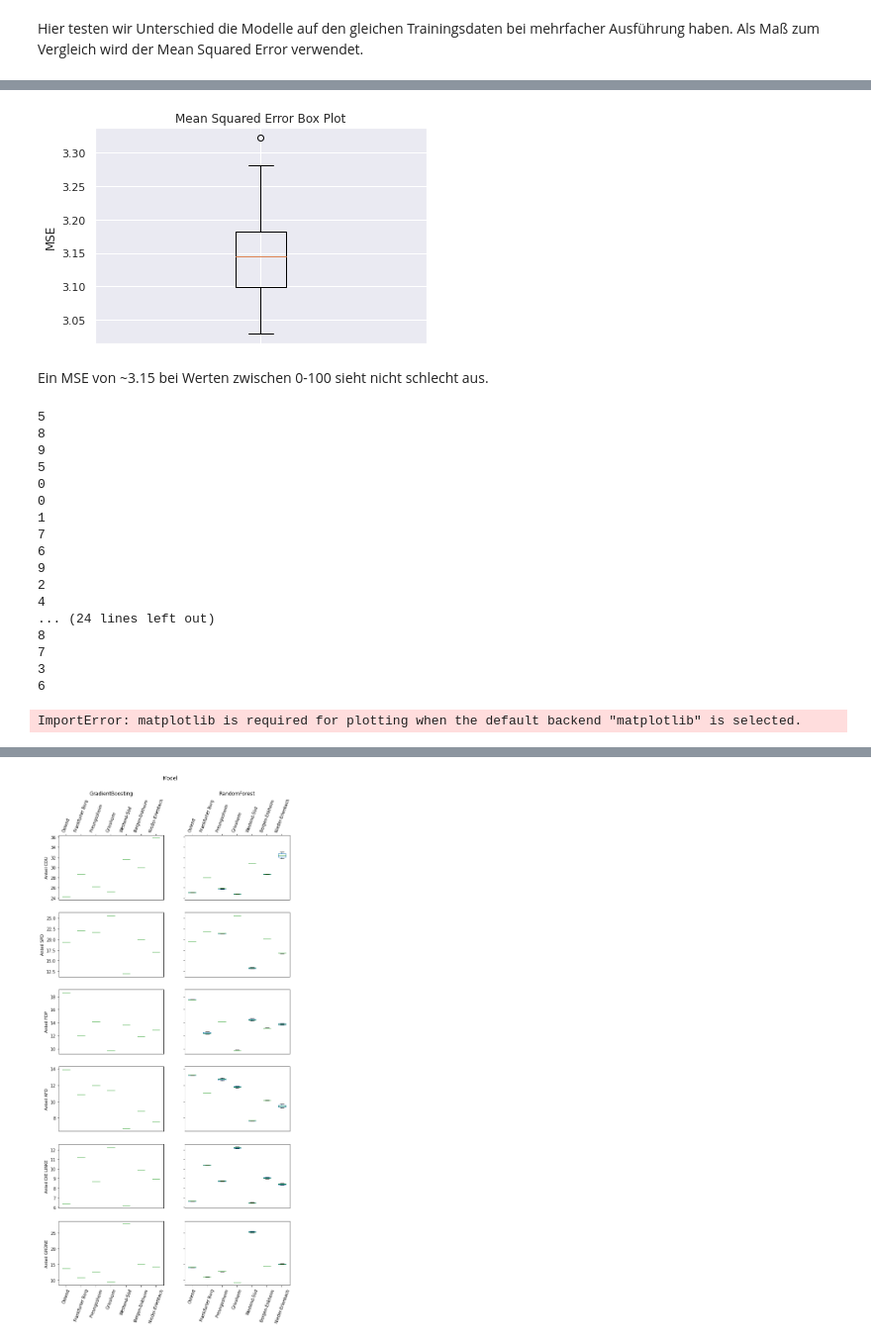
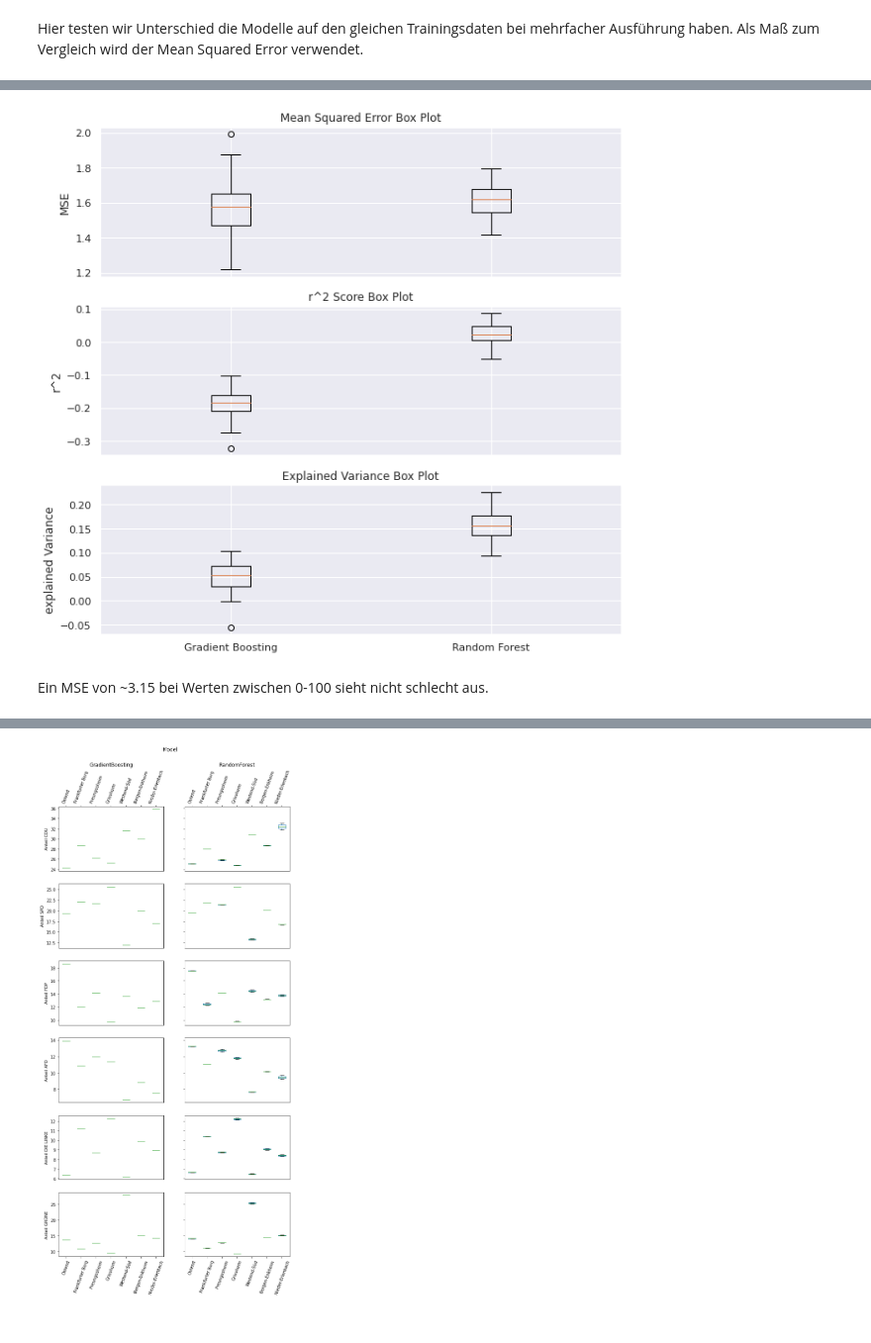
Before and after one commit to 5yntek/DataScienceProject, a Jupyter notebook: project_patrick.ipynb, the cells around one changed output, grey strips where cells are left out. Shown at 99% size. Drawn from its saved outputs; the diff is of its cells as text; code cells hidden in the pictures.

Commit message:
updated latex

```diff
--- a/project_patrick.ipynb
+++ b/project_patrick.ipynb
@@ -152,42 +186,23 @@ error = [mse(ytest,model.predict(xtest)) for model in repeat_training(xtrain, yt
-# %%
-#display(error_array[0])
-fig, ax = plt.subplots(1)
-_ = ax.boxplot(error,labels=[""])
-_ = ax.set_ylabel("MSE")
-_ = ax.set_title("Mean Squared Error Box Plot")
-# %% [output]
-[figure, removed]
+# %%
+import matplotlib.pyplot as plt
+data = [np.asarray([resultBoost.T[i],resultForest.T[i]]).T for i in range(3)]
+fig, ax = plt.subplots(3,sharex=True,figsize=(10,10))
+_ = ax[0].boxplot(data[0],labels=["",""])
+_ = ax[0].set_ylabel("MSE")
+_ = ax[0].set_title("Mean Squared Error Box Plot")
+_ = ax[1].boxplot(data[1],labels=["",""])
+_ = ax[1].set_ylabel("r^2")
+_ = ax[1].set_title("r^2 Score Box Plot")
+_ = ax[2].boxplot(data[2],labels=["Gradient Boosting","Random Forest"])
+_ = ax[2].set_ylabel("explained Variance")
+_ = ax[2].set_title("Explained Variance Box Plot")
+plt.show()
+fig.savefig("./latex/figure/localminimum.pdf",
+            format='pdf',
+            bbox_inches = 'tight',
+            pad_inches = 0
+           )
+# %% [output]
+[figure, added]
 # %% [markdown]
 Ein MSE von  ~3.15 bei Werten zwischen 0-100 sieht nicht schlecht aus.
-# %%
-Hier un
-# %% [output]
-5
-8
-9
-5
-0
-0
-1
-7
-6
-9
-2
-4
-... (24 lines left out)
-8
-7
-3
-6
-# %%
-def printInfo(models):
-    scores = pd.DataFrame([model.score(xtrain, ytrain) for model in models])
-    scores.plot.box(title="Training score")
-
-    errors = pd.DataFrame([mean_squared_error(ytest, model.predict(xtest)) for model in models])
-    errors.plot.box(title=("Squared error"))
-
-printInfo(modelGradientBoostingList)
-printInfo(modelRandomForestList)
-# %% [output]
-ImportError: matplotlib is required for plotting when the default backend "matplotlib" is selected.
```
Also changed, not shown: parts of 9 cells of this notebook, 12 other files.
